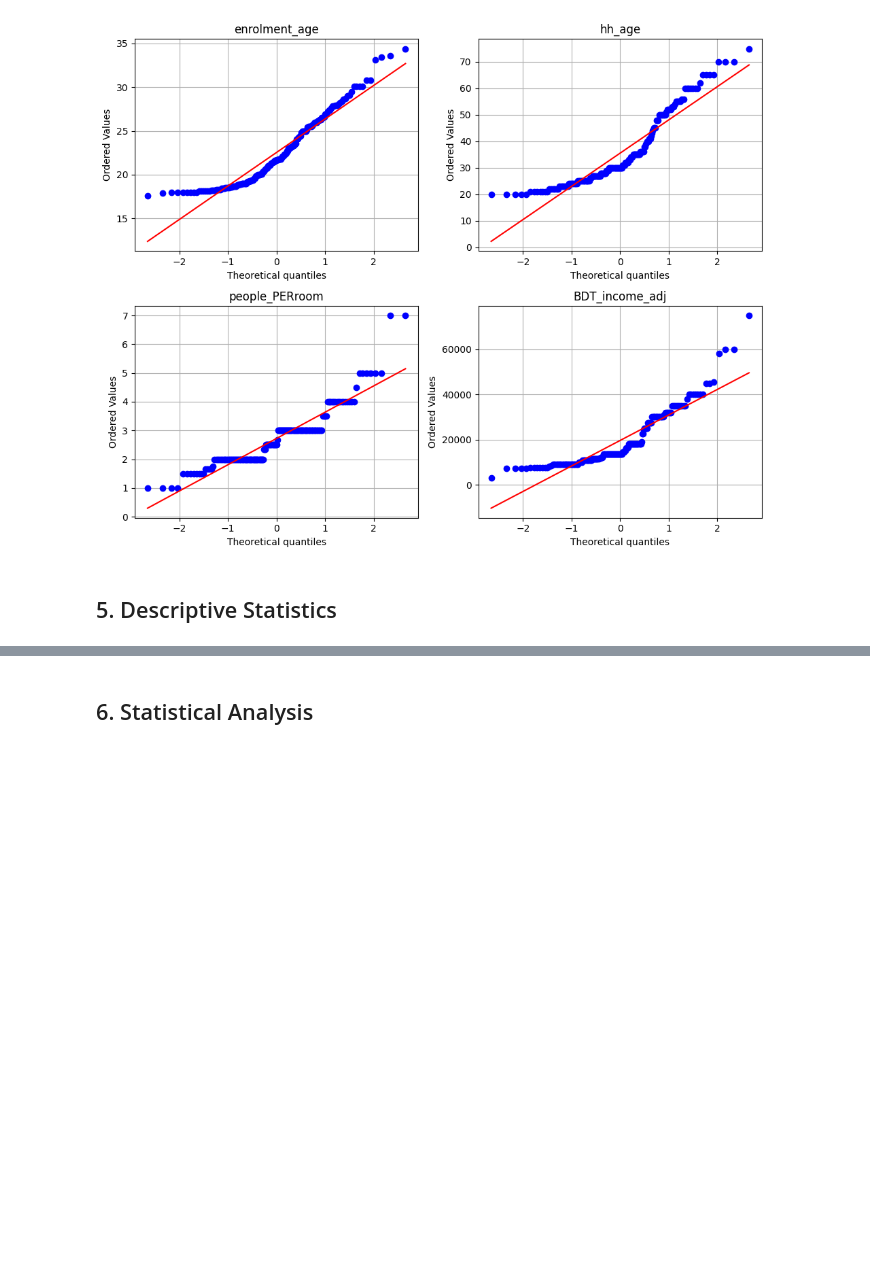
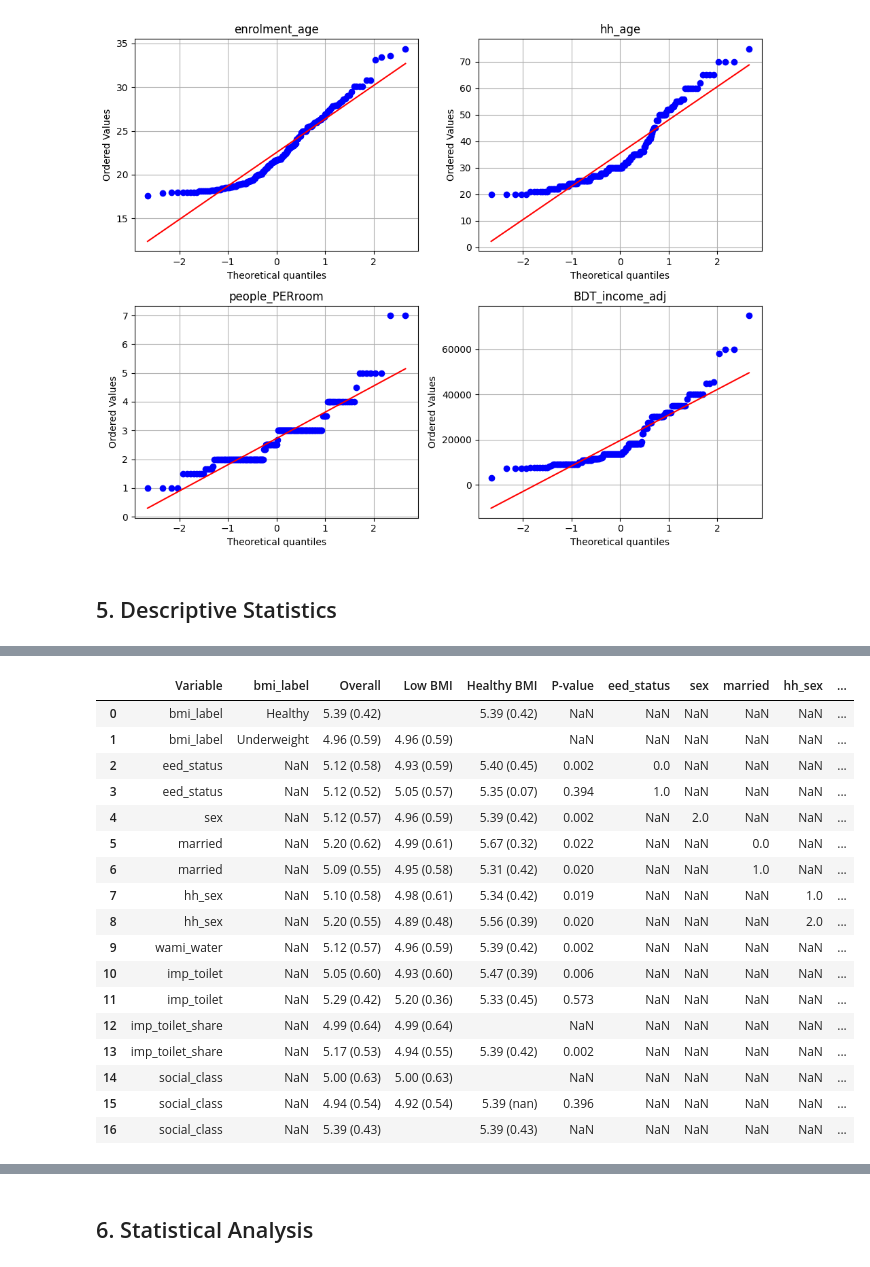
Before and after one commit to SabrinaMannan/bia-phase-angle-analysis, a Jupyter notebook: notebooks/BIA_phase_angle.ipynb, the cells around one changed output, grey strips where cells are left out. Drawn from its saved outputs; the diff is of its cells as text; code cells hidden in the pictures; blank space fills up the shorter version.

```diff
--- a/notebooks/BIA_phase_angle.ipynb
+++ b/notebooks/BIA_phase_angle.ipynb
@@ -140,0 +126,18 @@ phase_angle.dtypes.to_frame("Type")
+# %%
+#4.3 Rename BMI inside subgroup datasets
+
+phase_angle_non_pregnant["bmi_group"] = (
+    phase_angle_non_pregnant["bmi_cat"]
+    .map({
+        1: "Low BMI",
+        2: "Healthy BMI"
+    })
+)
+
+phase_angle_pregnant["bmi_group"] = (
+    phase_angle_pregnant["bmi_cat"]
+    .map({
+        1: "Low BMI",
+        2: "Healthy BMI"
+    })
+)
@@ -304,0 +591,12 @@ plot_qq_multiple(
+# %%
+phase_variables = [
+    "bmi_label",
+    "eed_status",
+    "sex",
+    "married",
+    "hh_sex",
+    "wami_water",
+    "imp_toilet",
+    "imp_toilet_share",
+    "social_class"
+]
@@ -304,0 +631,29 @@ plot_qq_multiple(
+# %%
+#Non-pregnant
+
+nonpreg_phase_table = create_phase_angle_summary(
+    data=phase_angle_non_pregnant,
+    group="bmi_group",
+    by_variables=phase_variables
+)
+
+nonpreg_phase_table
+# %% [output]
+|  | Variable | bmi_label | Overall | Low BMI | Healthy BMI | P-value | eed_status | sex | married | hh_sex | ... |
+| 0 | bmi_label | Healthy | 5.39 (0.42) |  | 5.39 (0.42) | NaN | NaN | NaN | NaN | NaN | ... |
+| 1 | bmi_label | Underweight | 4.96 (0.59) | 4.96 (0.59) |  | NaN | NaN | NaN | NaN | NaN | ... |
+| 2 | eed_status | NaN | 5.12 (0.58) | 4.93 (0.59) | 5.40 (0.45) | 0.002 | 0.0 | NaN | NaN | NaN | ... |
+| 3 | eed_status | NaN | 5.12 (0.52) | 5.05 (0.57) | 5.35 (0.07) | 0.394 | 1.0 | NaN | NaN | NaN | ... |
+| 4 | sex | NaN | 5.12 (0.57) | 4.96 (0.59) | 5.39 (0.42) | 0.002 | NaN | 2.0 | NaN | NaN | ... |
+| 5 | married | NaN | 5.20 (0.62) | 4.99 (0.61) | 5.67 (0.32) | 0.022 | NaN | NaN | 0.0 | NaN | ... |
+| 6 | married | NaN | 5.09 (0.55) | 4.95 (0.58) | 5.31 (0.42) | 0.020 | NaN | NaN | 1.0 | NaN | ... |
+| 7 | hh_sex | NaN | 5.10 (0.58) | 4.98 (0.61) | 5.34 (0.42) | 0.019 | NaN | NaN | NaN | 1.0 | ... |
+| 8 | hh_sex | NaN | 5.20 (0.55) | 4.89 (0.48) | 5.56 (0.39) | 0.020 | NaN | NaN | NaN | 2.0 | ... |
+| 9 | wami_water | NaN | 5.12 (0.57) | 4.96 (0.59) | 5.39 (0.42) | 0.002 | NaN | NaN | NaN | NaN | ... |
+| 10 | imp_toilet | NaN | 5.05 (0.60) | 4.93 (0.60) | 5.47 (0.39) | 0.006 | NaN | NaN | NaN | NaN | ... |
+| 11 | imp_toilet | NaN | 5.29 (0.42) | 5.20 (0.36) | 5.33 (0.45) | 0.573 | NaN | NaN | NaN | NaN | ... |
+| 12 | imp_toilet_share | NaN | 4.99 (0.64) | 4.99 (0.64) |  | NaN | NaN | NaN | NaN | NaN | ... |
+| 13 | imp_toilet_share | NaN | 5.17 (0.53) | 4.94 (0.55) | 5.39 (0.42) | 0.002 | NaN | NaN | NaN | NaN | ... |
+| 14 | social_class | NaN | 5.00 (0.63) | 5.00 (0.63) |  | NaN | NaN | NaN | NaN | NaN | ... |
+| 15 | social_class | NaN | 4.94 (0.54) | 4.92 (0.54) | 5.39 (nan) | 0.396 | NaN | NaN | NaN | NaN | ... |
+| 16 | social_class | NaN | 5.39 (0.43) |  | 5.39 (0.43) | NaN | NaN | NaN | NaN | NaN | ... |
```
Also changed, not shown: parts of 56 cells of this notebook, 6 other files.
